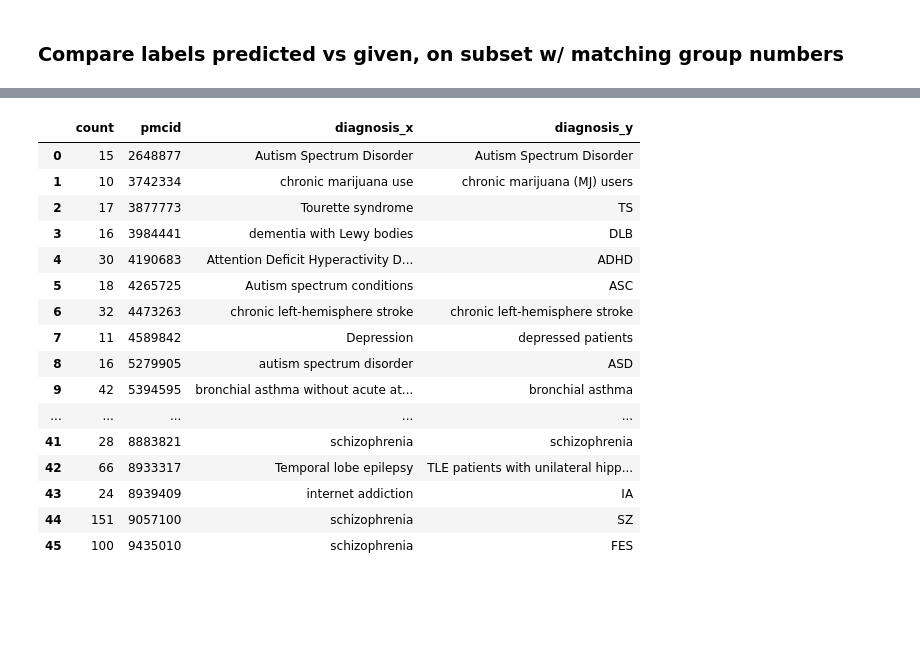
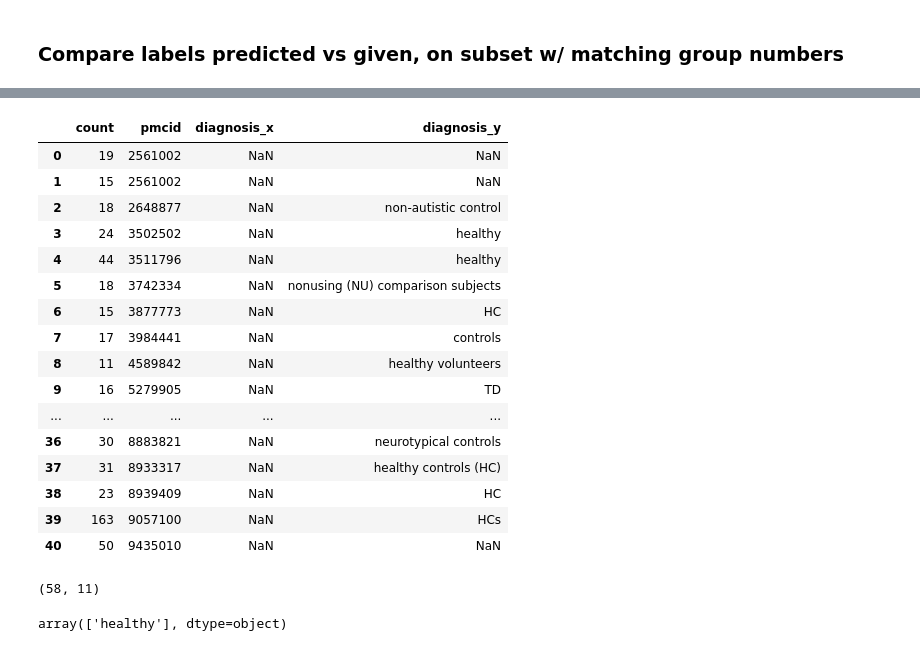
Before and after one commit to adelavega/biomed-llm-retrieval, a Jupyter notebook: 4) Mutli-group Prompts.ipynb, the cells around one changed output, grey strips where cells are left out. Drawn from its saved outputs; the diff is of its cells as text; code cells hidden in the pictures; blank space fills up the shorter version.

Commit message:
Add multi group

```diff
--- a/4) Mutli-group Prompts.ipynb
+++ b/4) Mutli-group Prompts.ipynb
@@ -35,6 +35,7 @@ embeddings = embed_pmc_articles(texts)
 # %%
 import pickle
 # pickle.dump(embeddings, open('data/multi_group_embeddings.pkl', 'wb'))
+embeddings = pickle.load(open('data/multi_group_embeddings.pkl', 'rb'))
 # %%
 embeddings = pd.DataFrame(embeddings)
 # %% [markdown]
@@ -222,20 +223,30 @@ pred_diag = subset_pred_corrgroups[subset_pred_corrgroups.group_name == 'patient
-# %%
-pd.merge(annot_diag, pred_diag, on=['pmcid', 'count'])
-# %% [output]
-|  | count | pmcid | diagnosis_x | diagnosis_y |
-| 0 | 15 | 2648877 | Autism Spectrum Disorder | Autism Spectrum Disorder |
-| 1 | 10 | 3742334 | chronic marijuana use | chronic marijuana (MJ) users |
-| 2 | 17 | 3877773 | Tourette syndrome | TS |
-| 3 | 16 | 3984441 | dementia with Lewy bodies | DLB |
-| 4 | 30 | 4190683 | Attention Deficit Hyperactivity D... | ADHD |
-| 5 | 18 | 4265725 | Autism spectrum conditions | ASC |
-| 6 | 32 | 4473263 | chronic left-hemisphere stroke | chronic left-hemisphere stroke |
-| 7 | 11 | 4589842 | Depression | depressed patients |
-| 8 | 16 | 5279905 | autism spectrum disorder | ASD |
-| 9 | 42 | 5394595 | bronchial asthma without acute at... | bronchial asthma |
-| ... | ... | ... | ... | ... |
-| 41 | 28 | 8883821 | schizophrenia | schizophrenia |
-| 42 | 66 | 8933317 | Temporal lobe epilepsy | TLE patients with unilateral hipp... |
-| 43 | 24 | 8939409 | internet addiction | IA |
-| 44 | 151 | 9057100 | schizophrenia | SZ |
-| 45 | 100 | 9435010 | schizophrenia | FES |
+# %%
+annot_diag = subset_annot_corrgroups[(subset_annot_corrgroups.group_name == 'healthy')][['count', 'pmcid', 'diagnosis']]
+pred_diag = subset_pred_corrgroups[subset_pred_corrgroups.group_name == 'healthy'][['count', 'pmcid', 'diagnosis']]
+pd.merge(annot_diag, pred_diag, on=['pmcid', 'count'])
+# %% [output]
+|  | count | pmcid | diagnosis_x | diagnosis_y |
+| 0 | 19 | 2561002 | NaN | NaN |
+| 1 | 15 | 2561002 | NaN | NaN |
+| 2 | 18 | 2648877 | NaN | non-autistic control |
+| 3 | 24 | 3502502 | NaN | healthy |
+| 4 | 44 | 3511796 | NaN | healthy |
+| 5 | 18 | 3742334 | NaN | nonusing (NU) comparison subjects |
+| 6 | 15 | 3877773 | NaN | HC |
+| 7 | 17 | 3984441 | NaN | controls |
+| 8 | 11 | 4589842 | NaN | healthy volunteers |
+| 9 | 16 | 5279905 | NaN | TD |
+| ... | ... | ... | ... | ... |
+| 36 | 30 | 8883821 | NaN | neurotypical controls |
+| 37 | 31 | 8933317 | NaN | healthy controls (HC) |
+| 38 | 23 | 8939409 | NaN | HC |
+| 39 | 163 | 9057100 | NaN | HCs |
+| 40 | 50 | 9435010 | NaN | NaN |
+# %%
+sub_multi_group[sub_multi_group.group_name == 'patients'].shape
+# %% [output]
+(58, 11)
+# %%
+sub_multi_group[sub_multi_group.group_name != 'patients']
+# %% [output]
+array(['healthy'], dtype=object)
```
Also changed, not shown: parts of 9 cells of this notebook.
